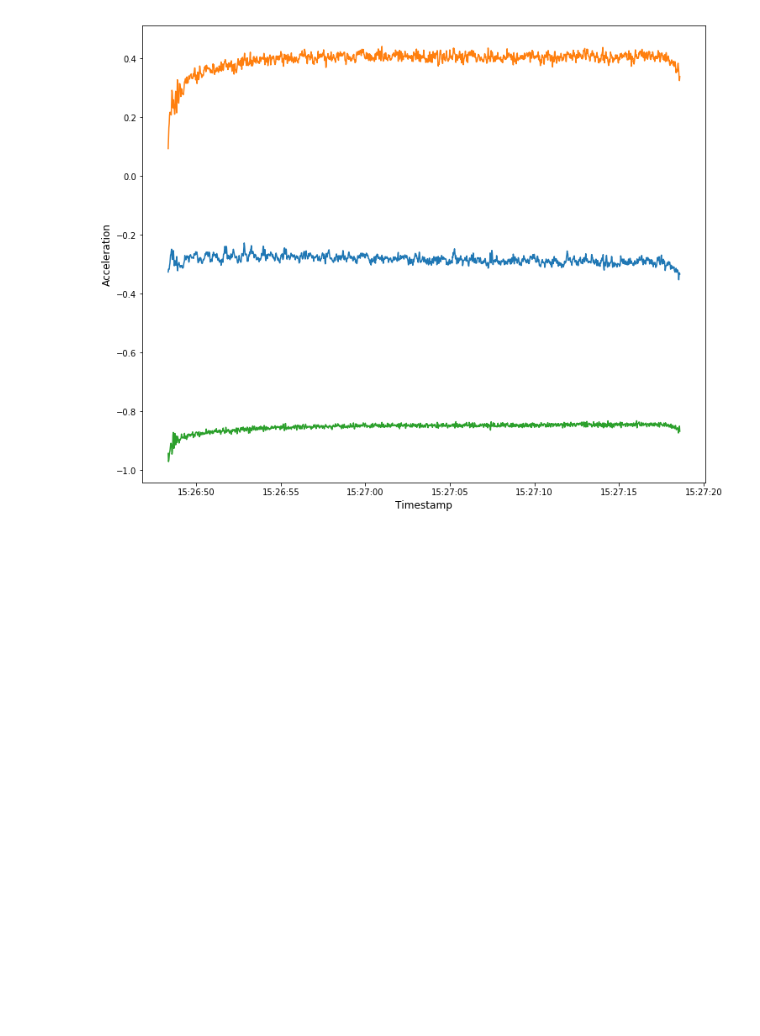
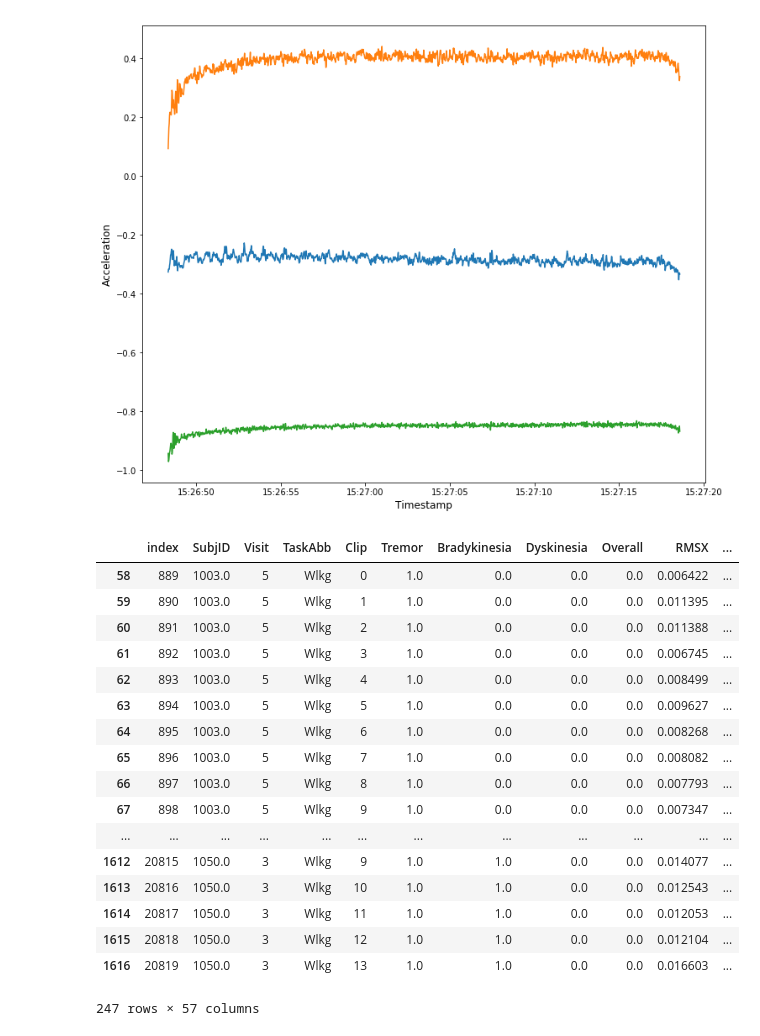
Before and after one commit to nshawen/CIS_PD, a Jupyter notebook: WatchDataRFModel.ipynb, the cells around one changed output. Cells and saved outputs as stored; diff of their text form; code cells hidden in the pictures; blank space fills up the shorter version.

```diff
--- a/WatchDataRFModel.ipynb
+++ b/WatchDataRFModel.ipynb
@@ -286,9 +292,5 @@ Label Groups:
 # %%
-DataFeatures = pd.read_csv(os.path.join(dest, 'Clinic Data', 'ClinicDataFeaturesX.csv'))
-
 TPind = (TestPred.TestLabs == 'Symp') & (TestPred.PredLabs == 'Symp')
-indices = (x for x in range(len(DataFeatures)) if DataFeatures.TaskAbb.values[x] in tasks)
-DataFeatures = DataFeatures.loc[indices]
 TPDataFeatures = DataFeatures.reset_index()[TPind]
 
 TPClipFiles = []
@@ -382,3 +380,24 @@ print(task)
 # %% [output]
 1009_1_FtnL
 [figure]
+# %%
+FNDataFeatures
+# %% [output]
+|  | index | SubjID | Visit | TaskAbb | Clip | Tremor | Bradykinesia | Dyskinesia | Overall | RMSX | ... |
+| 58 | 889 | 1003.0 | 5 | Wlkg | 0 | 1.0 | 0.0 | 0.0 | 0.0 | 0.006422 | ... |
+| 59 | 890 | 1003.0 | 5 | Wlkg | 1 | 1.0 | 0.0 | 0.0 | 0.0 | 0.011395 | ... |
+| 60 | 891 | 1003.0 | 5 | Wlkg | 2 | 1.0 | 0.0 | 0.0 | 0.0 | 0.011388 | ... |
+| 61 | 892 | 1003.0 | 5 | Wlkg | 3 | 1.0 | 0.0 | 0.0 | 0.0 | 0.006745 | ... |
+| 62 | 893 | 1003.0 | 5 | Wlkg | 4 | 1.0 | 0.0 | 0.0 | 0.0 | 0.008499 | ... |
+| 63 | 894 | 1003.0 | 5 | Wlkg | 5 | 1.0 | 0.0 | 0.0 | 0.0 | 0.009627 | ... |
+| 64 | 895 | 1003.0 | 5 | Wlkg | 6 | 1.0 | 0.0 | 0.0 | 0.0 | 0.008268 | ... |
+| 65 | 896 | 1003.0 | 5 | Wlkg | 7 | 1.0 | 0.0 | 0.0 | 0.0 | 0.008082 | ... |
+| 66 | 897 | 1003.0 | 5 | Wlkg | 8 | 1.0 | 0.0 | 0.0 | 0.0 | 0.007793 | ... |
+| 67 | 898 | 1003.0 | 5 | Wlkg | 9 | 1.0 | 0.0 | 0.0 | 0.0 | 0.007347 | ... |
+| ... | ... | ... | ... | ... | ... | ... | ... | ... | ... | ... | ... |
+| 1612 | 20815 | 1050.0 | 3 | Wlkg | 9 | 1.0 | 1.0 | 0.0 | 0.0 | 0.014077 | ... |
+| 1613 | 20816 | 1050.0 | 3 | Wlkg | 10 | 1.0 | 1.0 | 0.0 | 0.0 | 0.012543 | ... |
+| 1614 | 20817 | 1050.0 | 3 | Wlkg | 11 | 1.0 | 1.0 | 0.0 | 0.0 | 0.012053 | ... |
+| 1615 | 20818 | 1050.0 | 3 | Wlkg | 12 | 1.0 | 1.0 | 0.0 | 0.0 | 0.012104 | ... |
+| 1616 | 20819 | 1050.0 | 3 | Wlkg | 13 | 1.0 | 1.0 | 0.0 | 0.0 | 0.016603 | ... |
+247 rows × 57 columns
```
Also changed, not shown: parts of 4 cells of this notebook.
